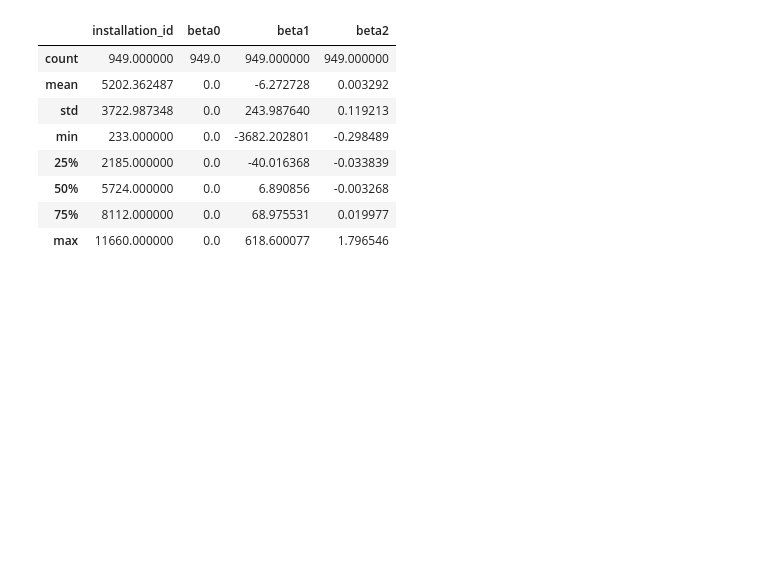
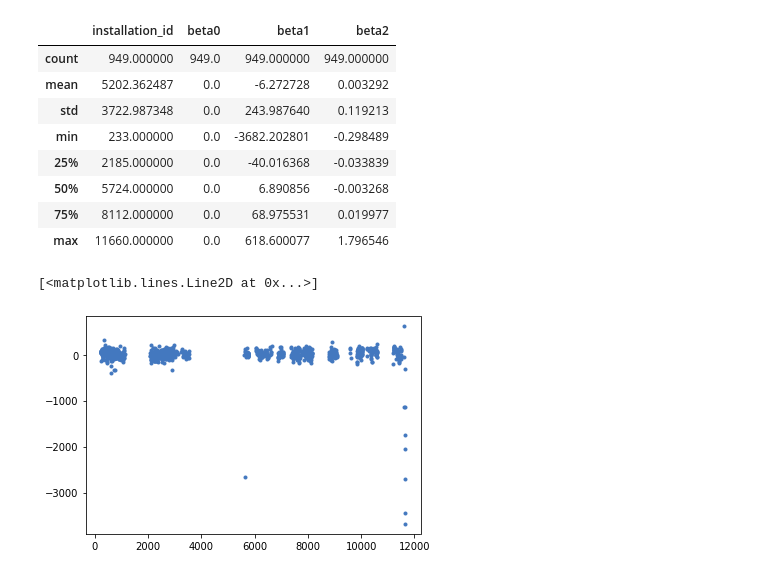
Before and after one commit to GrzegorzMika/Academia, a Jupyter notebook: lectures/Longitudinal_and_Functional_Data_Analysis/PM10_pressure.ipynb, the cells around one changed output. Saved outputs shown, nothing was run; the diff lists cells and outputs as text; code cells hidden in the pictures; blank space fills up the shorter version.

Commit message:
LDA - data cleaning

```diff
--- a/lectures/Longitudinal_and_Functional_Data_Analysis/PM10_pressure.ipynb
+++ b/lectures/Longitudinal_and_Functional_Data_Analysis/PM10_pressure.ipynb
@@ -12,7 +12,7 @@ import folium
 # %%
 degree = 2
 # %%
-data = pd.read_csv('/home/grzegorz/Projects/Data/airly_data.csv')
+data = pd.read_csv('/home/grzegorz/Pulpit/Projects/Airly/LDA/airly_data.csv')
 data = data[['start_date', 'PM10', 'installation_id', 'Pressure']]
 data.start_date = pd.to_datetime(data.start_date)
 data = data.sort_values(by = 'start_date').reset_index(drop=True)
@@ -71,6 +71,11 @@ coeffs.describe()
 | 50% | 5724.000000 | 0.0 | 6.890856 | -0.003268 |
 | 75% | 8112.000000 | 0.0 | 68.975531 | 0.019977 |
 | max | 11660.000000 | 0.0 | 618.600077 | 1.796546 |
+# %%
+plt.plot(coeffs.installation_id, coeffs.beta1, '.', c="#4378BF")
+# %% [output]
+[<matplotlib.lines.Line2D at 0x...>]
+[figure, added]
 # %%
 installations_list = pd.read_csv('installations.csv')
 # %%
```
Also changed, not shown: parts of 2 cells of this notebook, 2 other files.
